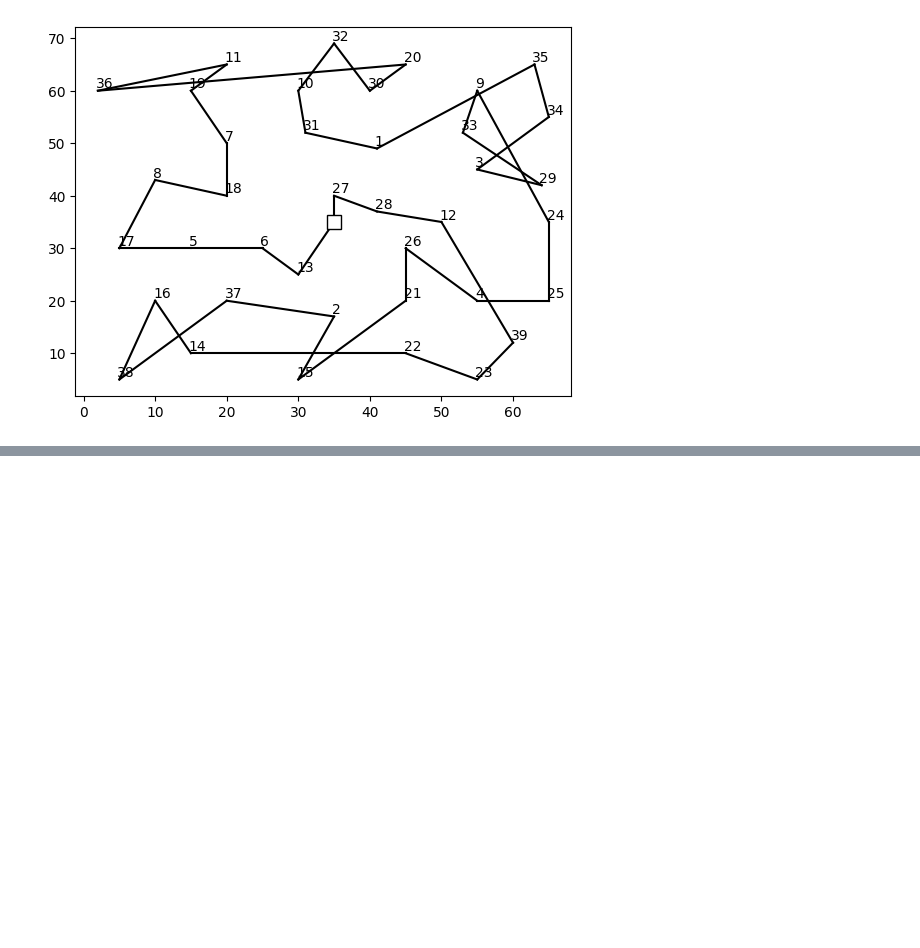
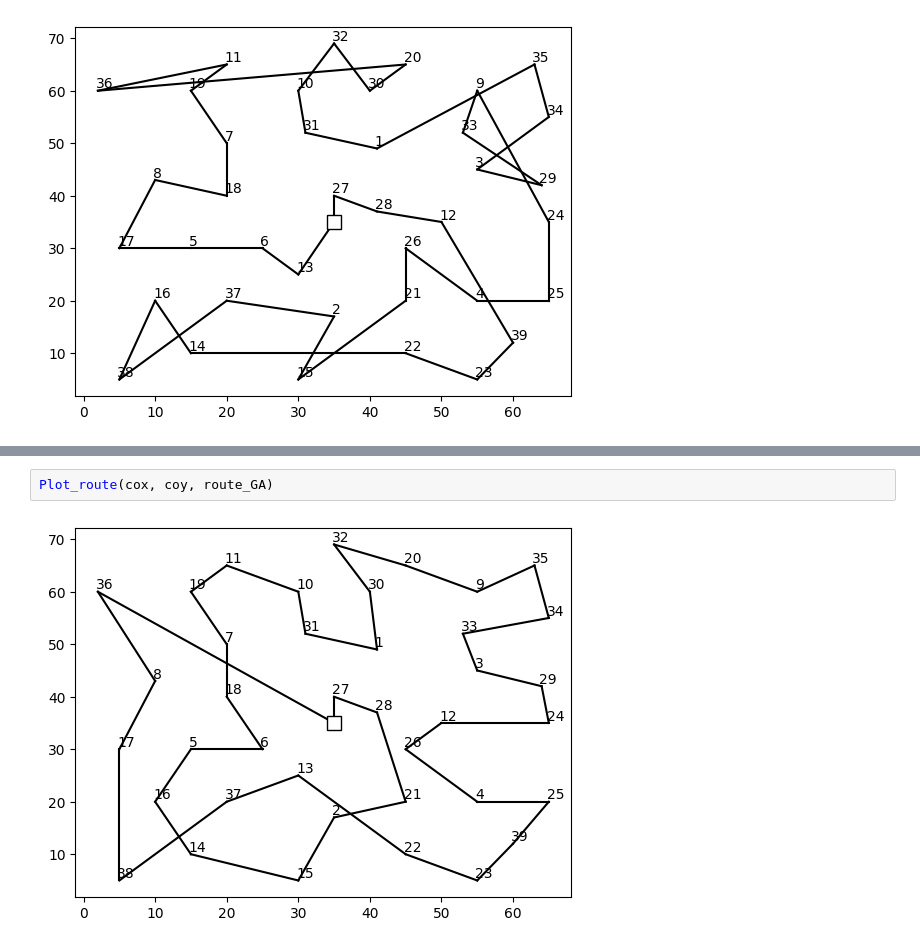
Before and after one commit to alvaro-vilela/geneticAlgorithm-TSPTW, a Jupyter notebook: main.ipynb, the cells around one changed output, grey strips where cells are left out. Drawn from its saved outputs; the diff is of its cells as text; blank space fills up the shorter version.

```diff
--- a/main.ipynb
+++ b/main.ipynb
@@ -128,0 +130,4 @@ Running time : 3.303 s
+# %%
+Plot_route(cox, coy, route_GA)
+# %% [output]
+[figure, added]
```
Also changed, not shown: parts of 9 cells of this notebook, 7 other files.
